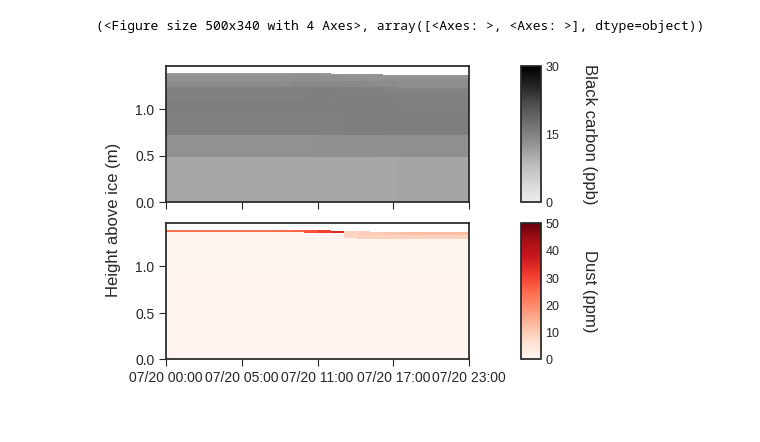
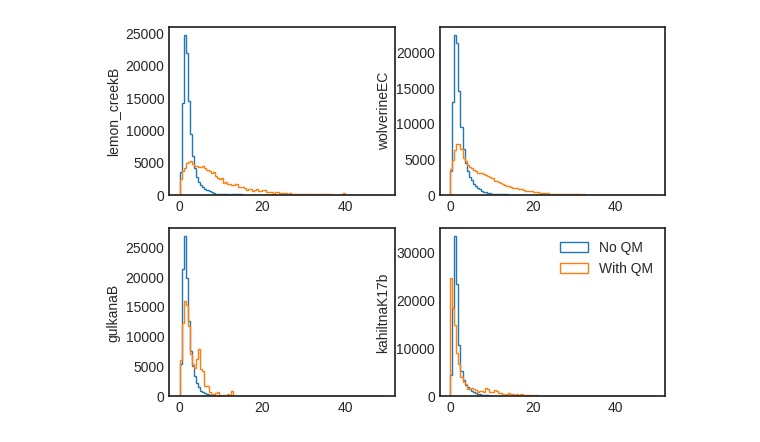
Before and after one commit to clairevwilson/PEBSI, a Jupyter notebook: project/calibrate.ipynb, the cells around one changed output. Saved outputs shown, nothing was run; the diff lists cells and outputs as text; code cells hidden in the pictures.

```diff
--- a/project/calibrate.ipynb
+++ b/project/calibrate.ipynb
@@ -68,10 +59,16 @@ df.to_csv('total_bounds.csv')
-# %%
-ds0 = xr.open_dataset(base_fp +'ddf/{g}{s}_2026_05_01_drydust20x_nodoy_0.nc'.format(g='wolverine',s='N'))
-ds1 = xr.open_dataset(base_fp +'ddf/{g}{s}_2026_05_01_drydust20x_nodoy_1.nc'.format(g='wolverine',s='N'))
-ds0 = ds0 # .sel(time=slice('2024-06-20','2024-06-21')) # .resample(time='d').mean()
-# plt.plot(ds0.time, ds0.isel(layer=0).layerdust)
-visualize_layers(ds0, pd.date_range('2024-07-20 00:00','2024-07-20 23:00', freq='h'), ['layerBC','layerdust']) # , ylim=(2.5))
-# %% [output]
-(<Figure size 500x340 with 4 Axes>, array([<Axes: >, <Axes: >], dtype=object))
-[figure, removed]
+# %%
+glaciersites = ['lemon_creekB','wolverineEC','gulkanaB','kahiltnaK17b']
+fig, axes = plt.subplots(2,2)
+bins = np.arange(0, 50, 0.5)
+axes = axes.flatten()
+for gs, ax in zip(glaciersites, axes):
+    noqm = xr.open_dataset(f'/trace/group/rounce/cvwilson/climate_data/{gs}_2026_05_04_drydust50x_ksp0.8_0_climate.nc')
+    wqm = xr.open_dataset(f'/trace/group/rounce/cvwilson/climate_data/{gs}_2026_05_04_drydust50x_ksp0.8_windqm_1_climate.nc')
+    ax.hist(noqm.wind, bins=bins, histtype='step', label='No QM')
+    ax.hist(wqm.wind, bins=bins, histtype='step', label='With QM')
+    ax.set_ylabel(gs)
+ax.legend()
+plt.show()
+# %% [output]
+[figure, added]
 # %%
```
Also changed, not shown: parts of 13 cells of this notebook, 4 other files.
